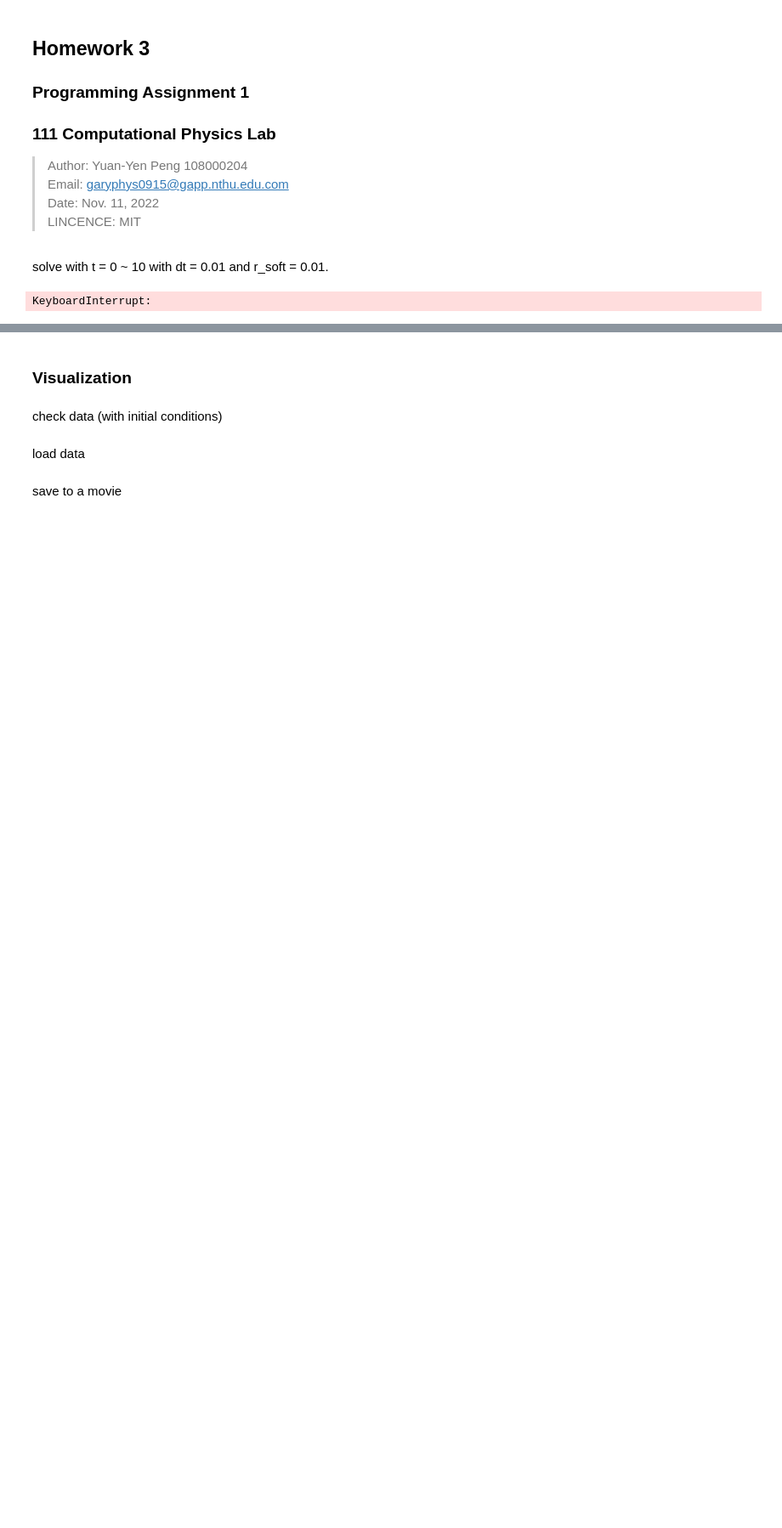
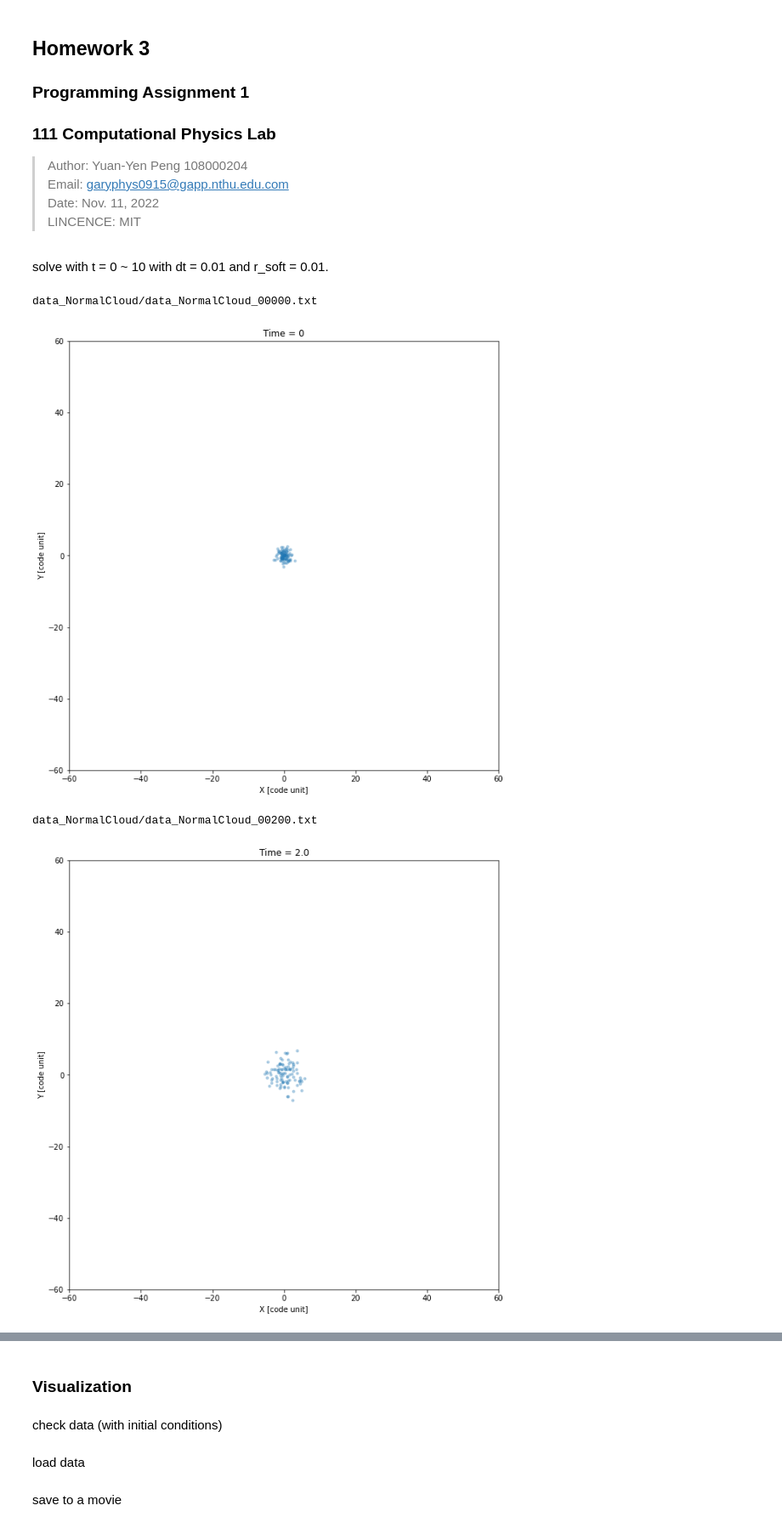
Before and after one commit to yygarypeng/n-bodies-comphyslab-HW3, a Jupyter notebook: 2_nbody.ipynb, the cells around one changed output, grey strips where cells are left out. Shown at 85% size. Cells and saved outputs as stored; diff of their text form; code cells hidden in the pictures; blank space fills up the shorter version.

```diff
--- a/2_nbody.ipynb
+++ b/2_nbody.ipynb
@@ -58,9 +58,12 @@ solve with t = 0 ~ 10 with dt = 0.01 and r_soft = 0.01.
 # %%
 # Initial particles here.
 particles = initialRandomParticles(N = Num)
 # Run the n-body simulations
 sim = NbodySimulation(particles)
-sim.setup(G=1,method="RK4",io_freq=200,io_title=problem_name,io_screen=True,visualized=False)
+sim.setup(G=1,method="RK2",io_freq=200,io_title=problem_name,io_screen=True,visualized=False)
 sim.evolve(dt=dt,tmax=tmax)
 # %% [output]
-KeyboardInterrupt:
+data_NormalCloud/data_NormalCloud_00000.txt
+[figure, added]
+data_NormalCloud/data_NormalCloud_00200.txt
+[figure, added]
```
Also changed, not shown: parts of 3 cells of this notebook, 1 other file.
